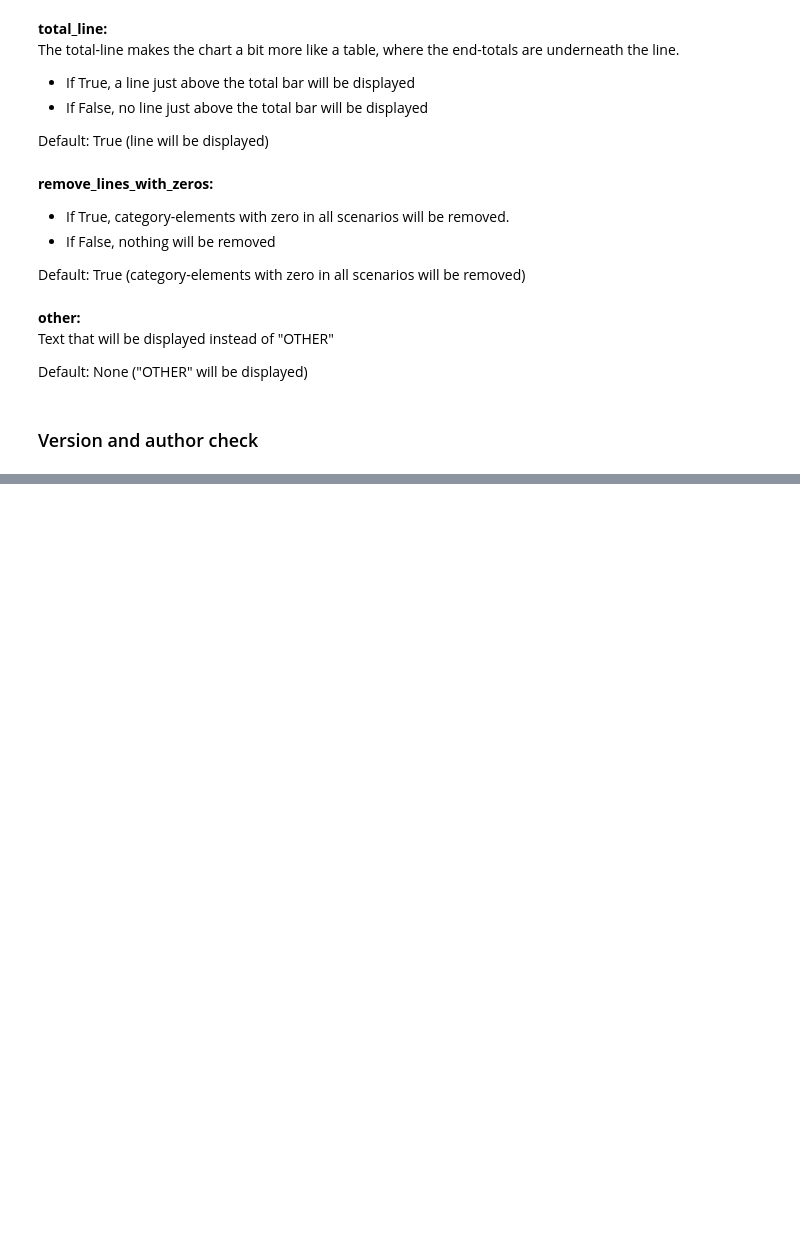
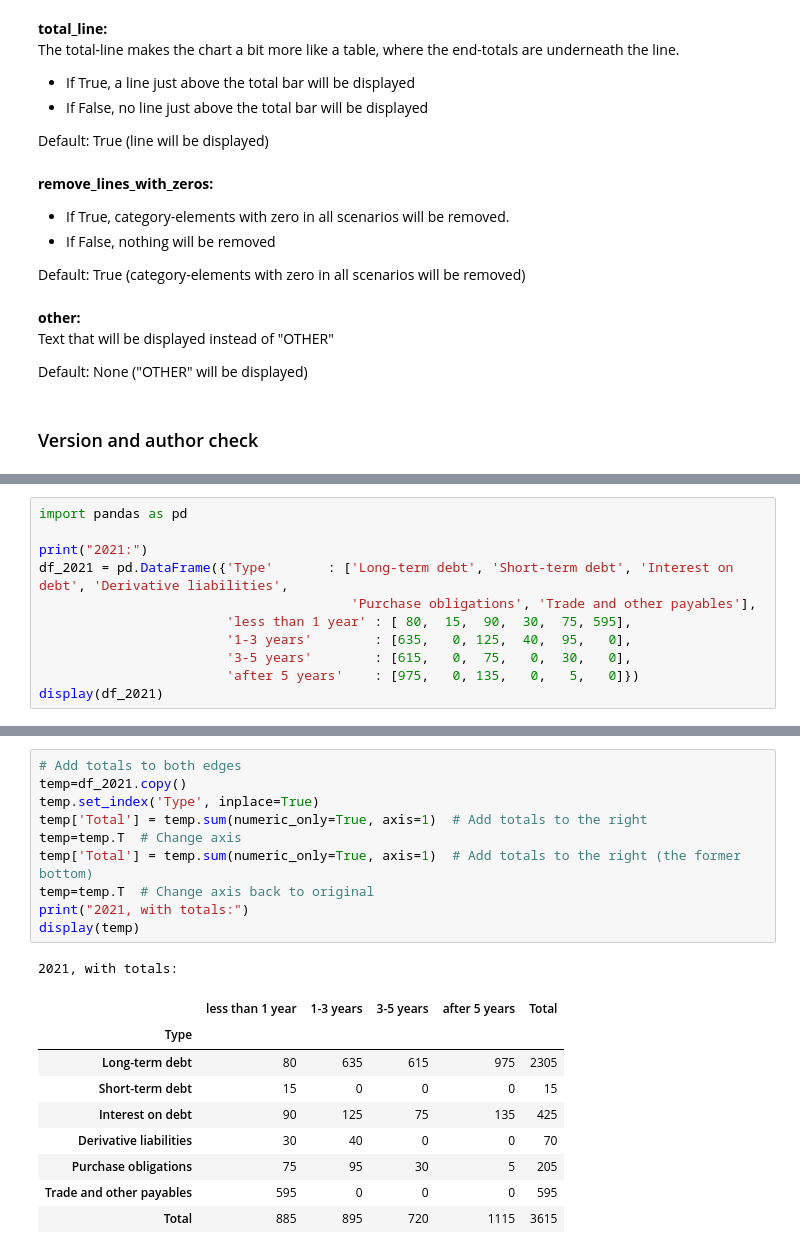
Before and after one commit to MarcelW1323/clean_business_chart, a Jupyter notebook: Welcome_to_the_BarWithWaterfall_from_Clean_Business_Chart.ipynb, the cells around one changed output, grey strips where cells are left out. Cells and saved outputs as stored; diff of their text form; blank space fills up the shorter version.

```diff
--- a/Welcome_to_the_BarWithWaterfall_from_Clean_Business_Chart.ipynb
+++ b/Welcome_to_the_BarWithWaterfall_from_Clean_Business_Chart.ipynb
@@ -225,0 +259,11 @@ print(cbc.__author__)
+# %%
+import pandas as pd
+
+print("2021:")
+df_2021 = pd.DataFrame({'Type'       : ['Long-term debt', 'Short-term debt', 'Interest on debt', 'Derivative liabilities',
+                                        'Purchase obligations', 'Trade and other payables'],
+                        'less than 1 year' : [ 80,  15,  90,  30,  75, 595],
+                        '1-3 years'        : [635,   0, 125,  40,  95,   0],
+                        '3-5 years'        : [615,   0,  75,   0,  30,   0],
+                        'after 5 years'    : [975,   0, 135,   0,   5,   0]})
+display(df_2021)
@@ -225,0 +279,21 @@ print(cbc.__author__)
+# %%
+# Add totals to both edges
+temp=df_2021.copy()
+temp.set_index('Type', inplace=True)
+temp['Total'] = temp.sum(numeric_only=True, axis=1)  # Add totals to the right
+temp=temp.T  # Change axis
+temp['Total'] = temp.sum(numeric_only=True, axis=1)  # Add totals to the right (the former bottom)
+temp=temp.T  # Change axis back to original
+print("2021, with totals:")
+display(temp)
+# %% [output]
+2021, with totals:
+|  | less than 1 year | 1-3 years | 3-5 years | after 5 years | Total |
+| Type |  |  |  |  |  |
+| Long-term debt | 80 | 635 | 615 | 975 | 2305 |
+| Short-term debt | 15 | 0 | 0 | 0 | 15 |
+| Interest on debt | 90 | 125 | 75 | 135 | 425 |
+| Derivative liabilities | 30 | 40 | 0 | 0 | 70 |
+| Purchase obligations | 75 | 95 | 30 | 5 | 205 |
+| Trade and other payables | 595 | 0 | 0 | 0 | 595 |
+| Total | 885 | 895 | 720 | 1115 | 3615 |
```
Also changed, not shown: parts of 15 cells of this notebook, 8 other files.
